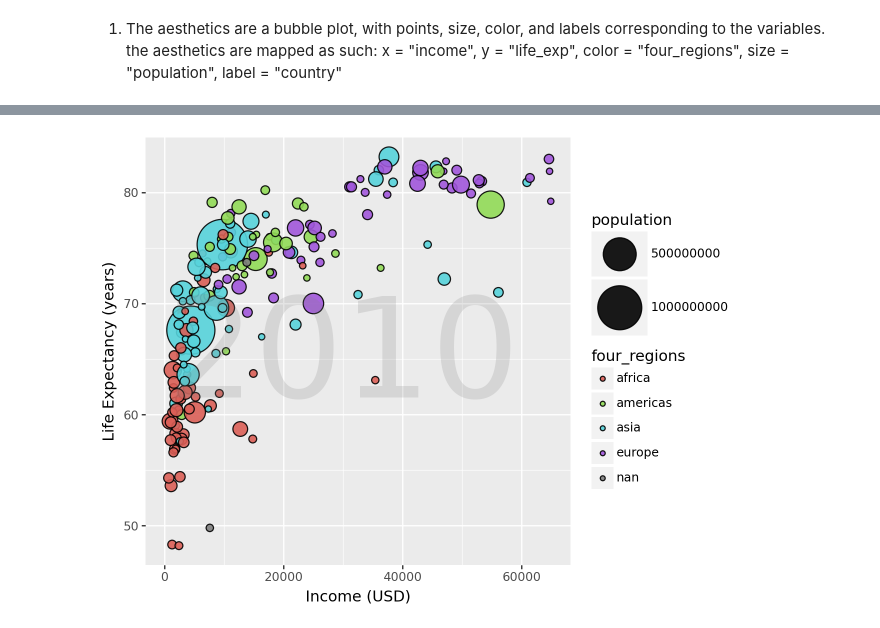
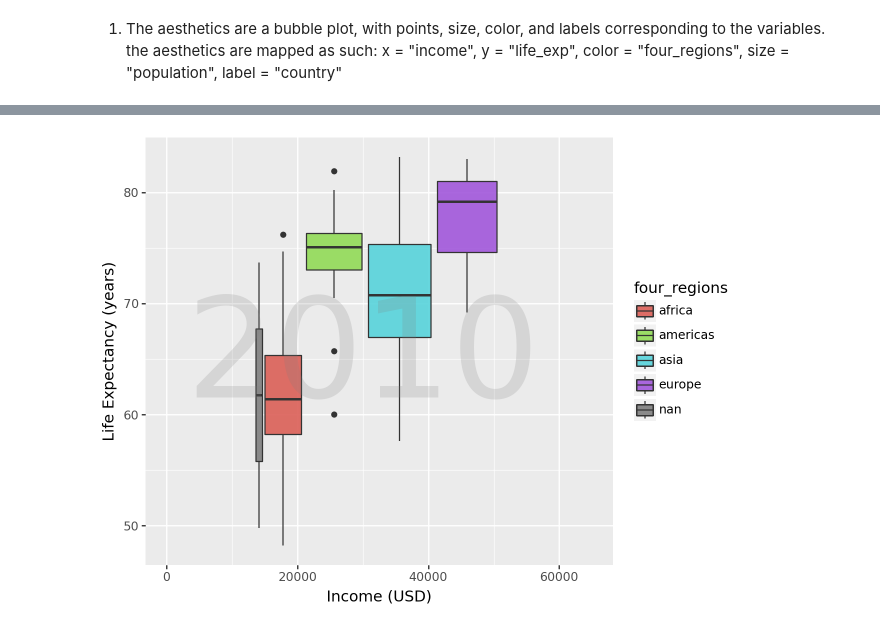
Before and after one commit to hblinken/GSB-544, a Jupyter notebook: Lab_1.ipynb, the cells around one changed output, grey strips where cells are left out. Drawn from its saved outputs; the diff is of its cells as text; code cells hidden in the pictures.

```diff
--- a/Lab_1.ipynb
+++ b/Lab_1.ipynb
@@ -54,0 +50,18 @@ print(q1_data_filtered)
+# %%
+year = "2010"
+(ggplot(q1_data,
+aes(
+  x = ("income"),
+  y = "life_exp",
+  fill = "four_regions",
+  size = "population",
+  label = "country"
+))
++ geom_point(alpha = 0.9)
+#+ geom_text(ha='left', va='bottom')
++ labs(x="Income (USD)", y="Life Expectancy (years)")
++ xlim(0,65000)
++ scale_size(range=(2,20))
+#+ scale_x_log10()
++ annotate('text', x=30000, y=65, label=str(year), size=100, alpha=0.2, color='gray')
+)
@@ -55,19 +70,19 @@ print(q1_data_filtered)
 # %%
-(ggplot(q1_data_filtered,
+(ggplot(q1_data,
 aes(
   x = ("income"),
   y = "life_exp",
   fill = "four_regions",
   size = "population",
   label = "country"
 ))
-+ geom_point(alpha = 0.9)
++ geom_boxplot(alpha = 0.9)
 #+ geom_text(ha='left', va='bottom')
 + labs(x="Income (USD)", y="Life Expectancy (years)")
 + xlim(0,65000)
 + scale_size(range=(2,20))
 #+ scale_x_log10()
 + annotate('text', x=30000, y=65, label=str(year), size=100, alpha=0.2, color='gray')
 )
 # %% [output]
-[figure, old version]
+[figure, new version]
```
Also changed, not shown: parts of 23 cells of this notebook, 14 other files.
